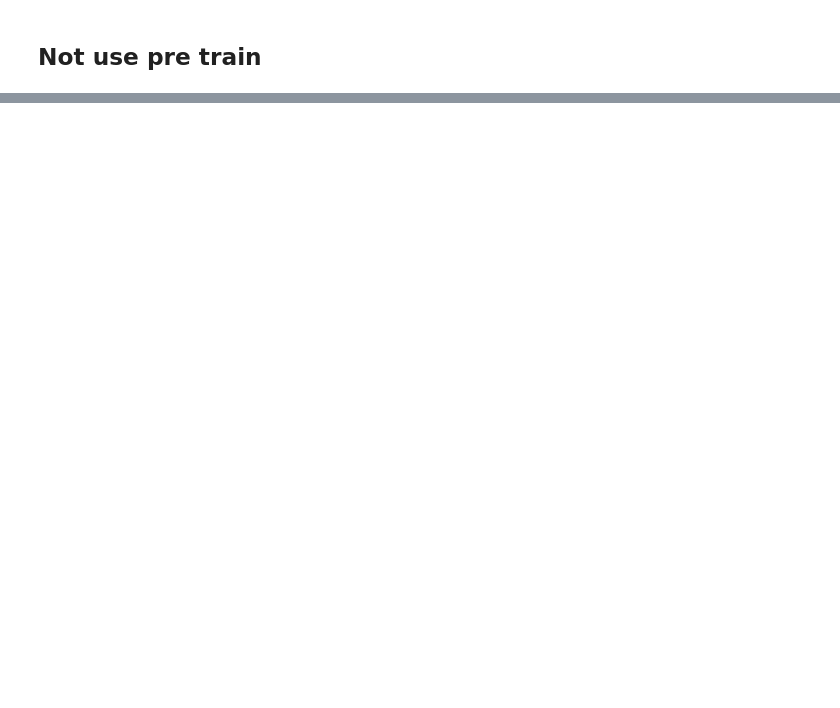
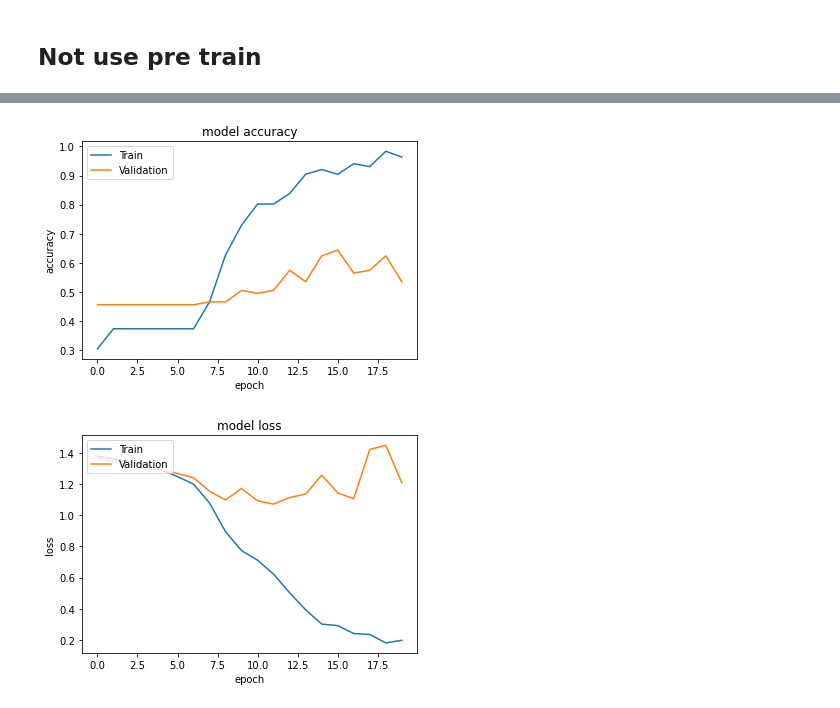
Before and after one commit to Kla10011/FRA501-NLP, a Jupyter notebook: HW2/HW2.2-WordRepresentation.ipynb, the cells around one changed output, grey strips where cells are left out. Cells and saved outputs as stored; diff of their text form; code cells hidden in the pictures; blank space fills up the shorter version.

```diff
--- a/HW2/HW2.2-WordRepresentation.ipynb
+++ b/HW2/HW2.2-WordRepresentation.ipynb
@@ -388,21 +523,0 @@ del input_data, val_data,train_data, test_data
-# %%
-#the classification model
-#TODO#5 find out how to initialize your embedding layer with pre-trained weights, evaluate and observe
-#don't forget to compare it with the same model that does not use pre-trained weights
-#you can use your own model too! and feel free to customize this model as you wish
-# more information --> https://keras.io/examples/nlp/pretrained_word_embeddings/
-# fastText --> https://fasttext.cc/docs/en/crawl-vectors.html (optional)
-# !wget --no-check-certificate https://dl.fbaipublicfiles.com/fasttext/vectors-crawl/cc.en.300.bin.gz
-
-cls_model = Sequential()
-cls_model.add(Embedding(len(dictionary)+1, 32, input_length=max_length,mask_zero=True))
-cls_model.add(GRU(32))
-cls_model.add(Dropout(0.5))
-cls_model.add(Dense(4, activation='softmax'))
-opt=Adam(lr=0.01)
-cls_model.compile(loss='categorical_crossentropy', optimizer=opt, metrics=['accuracy'])
-cls_model.summary()
-print('Train...')
-cls_model.fit(train_input, train_target,
-          epochs=10,
-          validation_data=[val_input, val_target])
@@ -423,0 +526,21 @@ print(depth)
+# %%
+#the classification model
+#TODO#5 find out how to initialize your embedding layer with pre-trained weights, evaluate and observe
+#don't forget to compare it with the same model that does not use pre-trained weights
+#you can use your own model too! and feel free to customize this model as you wish
+# more information --> https://keras.io/examples/nlp/pretrained_word_embeddings/
+# fastText --> https://fasttext.cc/docs/en/crawl-vectors.html (optional)
+# !wget --no-check-certificate https://dl.fbaipublicfiles.com/fasttext/vectors-crawl/cc.en.300.bin.gz
+
+cls_model1 = Sequential()
+cls_model1.add(Embedding(len(dictionary)+1, 32, input_length=max_length,mask_zero=True))
+cls_model1.add(GRU(32))
+cls_model1.add(Dropout(0.5))
+cls_model1.add(Dense(4, activation='softmax'))
+opt=Adam(lr=0.01)
+cls_model1.compile(loss='categorical_crossentropy', optimizer=opt, metrics=['accuracy'])
+cls_model1.summary()
+print('Train...')
+history1 = cls_model1.fit(train_input, train_target,
+          epochs=20,
+          validation_data=[val_input, val_target])
@@ -423,0 +566,3 @@ print(depth)
+# %%
+plot_history(history1)
+# %% [output]
@@ -423,0 +571,2 @@ print(depth)
+[figure, added]
+[figure, added]
```
Also changed, not shown: parts of 44 cells of this notebook, 3 other files.
